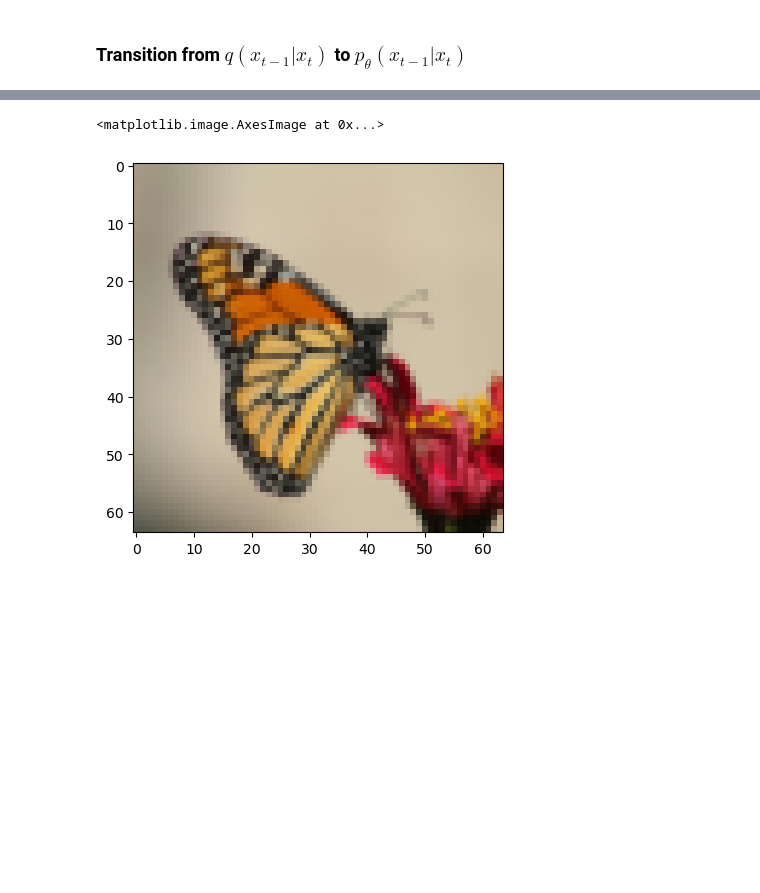
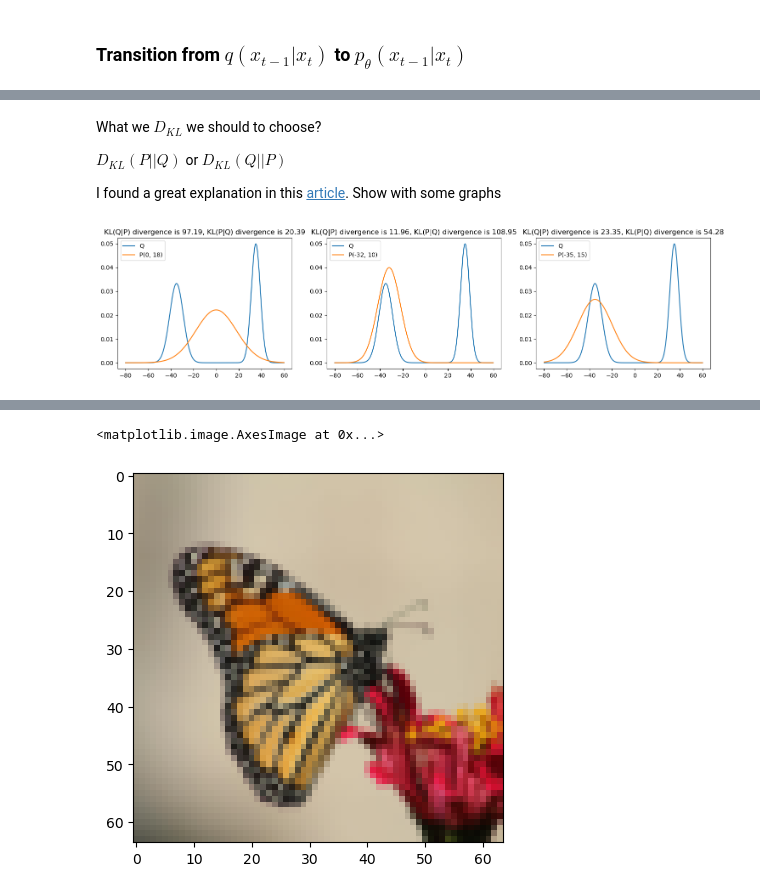
Before and after one commit to juraam/stable-diffusion-from-scratch, a Jupyter notebook: math_check.ipynb, the cells around one changed output, grey strips where cells are left out. Cells and saved outputs as stored; diff of their text form; code cells hidden in the pictures; blank space fills up the shorter version.

```diff
--- a/math_check.ipynb
+++ b/math_check.ipynb
@@ -264,0 +290,45 @@ $p_\theta(x_{t-1}|x_t) = N(x_{t-1}, \mu_\theta(x_t, t), \Sigma_\theta(x_t, t)) \
+# %% [markdown]
+What we $D_{KL}$ we should to choose?
+
+$D_{KL}(P||Q)$ or $D_{KL}(Q||P)$
+
+I found a great explanation in this [article](https://blog.evjang.com/2016/08/variational-bayes.html). Show with some graphs
+# %%
+# Show KL divergence on sample with two Gaussians
+
+# Fix a seed to get the same results
+utils.seed_everything(1000)
+
+# Our interval
+xs = np.arange(-80, 60, 0.1)
+
+# Let q will be contains from 2 gaussians (with all integral -> 1)
+q_1 = norm.pdf(np.arange(-80, 5, 0.1), -35, 6) / 2
+q_2 = norm.pdf(np.arange(5, 60, 0.1), 35, 4) / 2
+q_results = np.concatenate((
+    q_1,
+    q_2
+))
+
+thetas = [(0, 18), (-32, 10), (-35, 15)]
+
+cols = 3
+rows = len(thetas) // cols
+
+fig, axs = plt.subplots(rows, cols, figsize=(6 * cols, 4 * rows))
+
+for index, theta in enumerate(thetas):
+    p_results = norm.pdf(xs, theta[0], theta[1])
+    axs_index = (index // cols, index % cols)
+    if rows == 1:
+        axs_index = axs_index[1]
+    axs[axs_index].plot(xs, q_results, label=f"Q")
+    axs[axs_index].plot(xs, p_results, label=f"P({theta[0]}, {theta[1]})")
+    div_PQ = np.sum(p_results * np.log(p_results / q_results))
+    div_QP = np.sum(q_results * np.log(q_results / p_results))
+    axs[axs_index].set_title(f"KL(Q|P) divergence is {div_PQ:.2f}, KL(P|Q) divergence is {div_QP:.2f}")
+    axs[axs_index].legend()
+# plt.tight_layout()
+plt.show()
+# %% [output]
+[figure, added]
```
Also changed, not shown: parts of 15 cells of this notebook, 1 other file.
